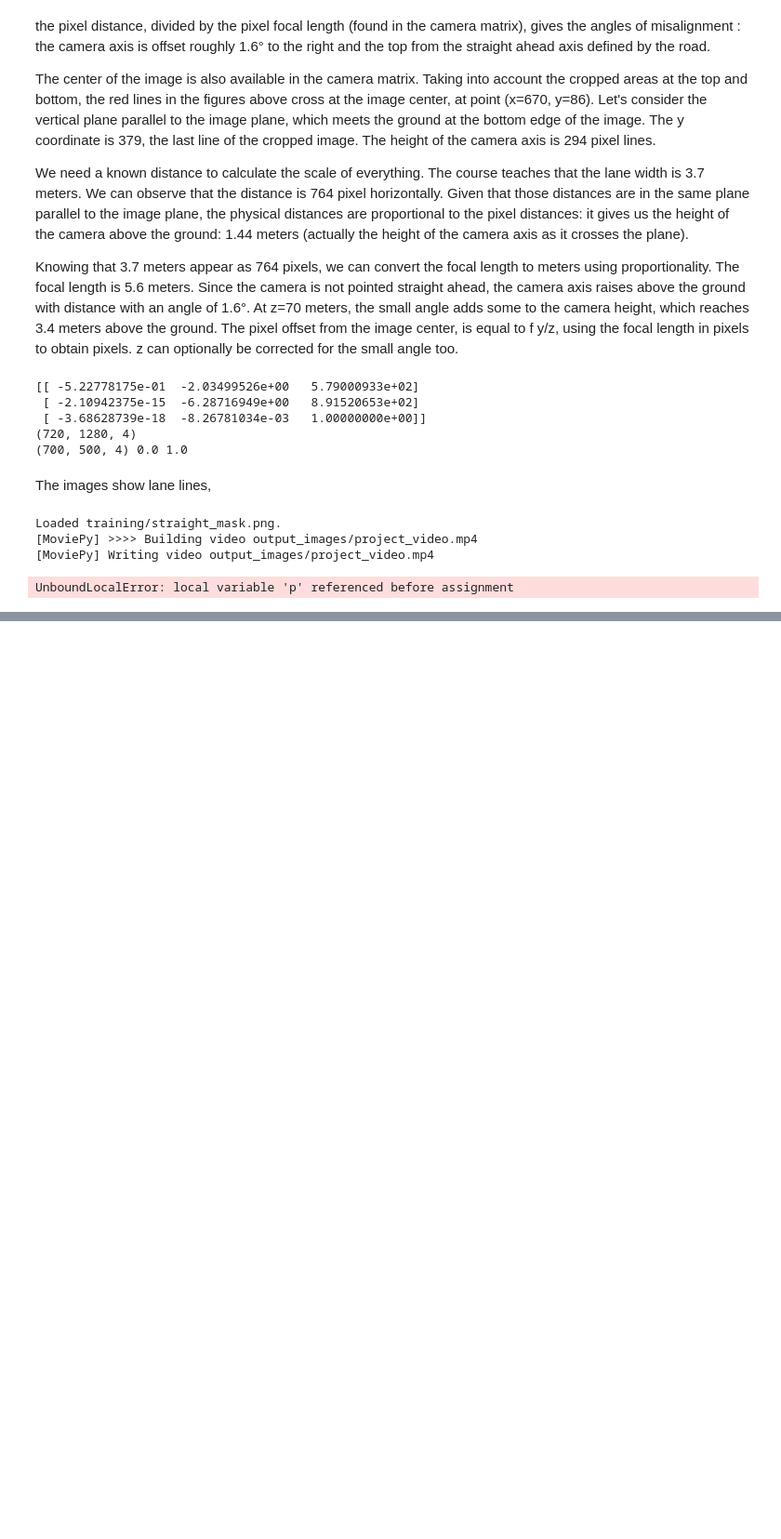
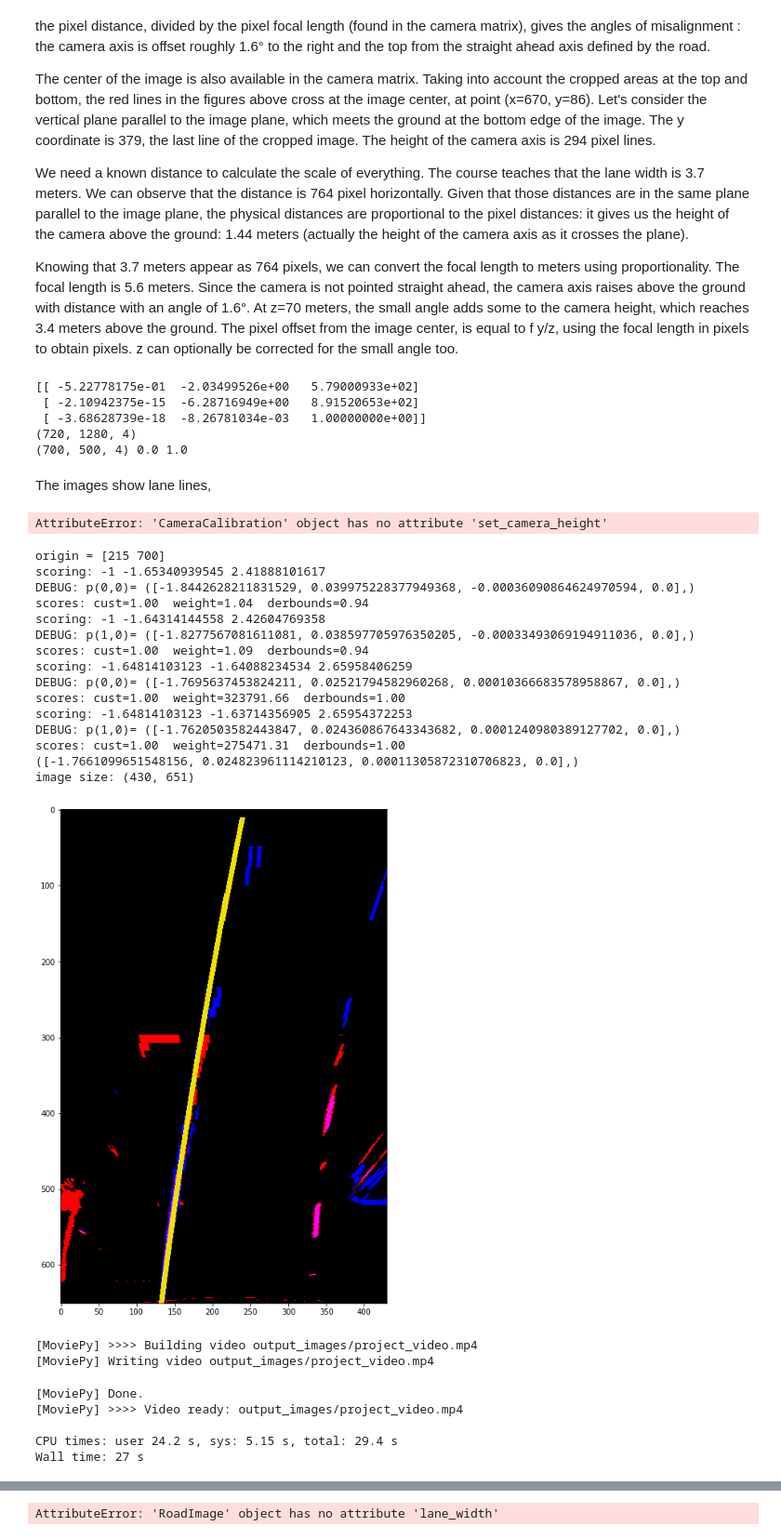
Before and after one commit to lepeuvedic/CarND-Advanced-Lane-Lines, a Jupyter notebook: code.ipynb, the cells around one changed output, grey strips where cells are left out. Shown: that part at 93% size. Drawn from its saved outputs; the diff is of its cells as text; code cells hidden in the pictures; blank space fills up the shorter version.

Commit message:
Working RoadImage.curves implementation.

```diff
--- a/code.ipynb
+++ b/code.ipynb
@@ -237,18 +237,48 @@ cal = CameraCalibration('camera_cal/validation.p')
 cal.set_camera_height(1.275)
 cal.set_ahead(638,418)
 
-@static_vars(counter=0, save_input=None)
+@static_vars(counter=0, img=None)
 def process_image(image):
-    img = RoadImage(image, src_cspace='RGB')
+    if process_image.img is None:
+        process_image.img = RoadImage(image, src_cspace='RGB')
+    else:
+        np.copyto(process_image.img, image)
     # Save crash image (in case of crash)
-    img.save('output_images/crash.png')
+    process_image.img.save('output_images/crash.jpg', format='jpg')
     # Do the work
     process_image.counter += 1
-    if process_image.save_input and \
-       process_image.save_input==process_image.counter:
-        img.save('test_images/input%04d.jpg'
-                 % process_image.counter, format='jpg')
-    overlay = img.find_lines(cal, method = RoadImage.centroids)
+    overlay = process_image.img.find_lines(cal, method = RoadImage.centroids, save=True)
     overlay.save('output_images/videos/image%04d.png'
                  % process_image.counter)
-    return overlay.to_int()
+    out = overlay.to_int().copy()
+    del overlay
+    return out
+# %% [output]
+AttributeError: 'CameraCalibration' object has no attribute 'set_camera_height'
+# %%
+import matplotlib.pyplot as plt
+%matplotlib inline
+image = RoadImage(filename='test_images/test6.jpg')
+image = process_image(image)
+print('image size:',image.get_size())
+image=image.to_float()
+image.lines.draw(('right','current'),image, origin=(215,700), scale=(.02,.1))
+f, ax1 = plt.subplots(1,1, figsize=(20,12))
+image.show(ax1)
+# %% [output]
+origin = [215 700]
+scoring: -1 -1.65340939545 2.41888101617
+DEBUG: p(0,0)= ([-1.8442628211831529, 0.039975228377949368, -0.00036090864624970594, 0.0],)
+scores: cust=1.00  weight=1.04  derbounds=0.94
+scoring: -1 -1.64314144558 2.42604769358
+DEBUG: p(1,0)= ([-1.8277567081611081, 0.038597705976350205, -0.00033493069194911036, 0.0],)
+scores: cust=1.00  weight=1.09  derbounds=0.94
+scoring: -1.64814103123 -1.64088234534 2.65958406259
+DEBUG: p(0,0)= ([-1.7695637453824211, 0.02521794582960268, 0.00010366683578958867, 0.0],)
+scores: cust=1.00  weight=323791.66  derbounds=1.00
+scoring: -1.64814103123 -1.63714356905 2.65954372253
+DEBUG: p(1,0)= ([-1.7620503582443847, 0.024360867643343682, 0.0001240980389127702, 0.0],)
+scores: cust=1.00  weight=275471.31  derbounds=1.00
+([-1.7661099651548156, 0.024823961114210123, 0.00011305872310706823, 0.0],)
+image size: (430, 651)
+[figure, added]
@@ -257,21 +371,27 @@ def process_image(image):
 from moviepy.editor import VideoFileClip
 from IPython.display import HTML
 
+process_image.counter=0
 file = 'project_video.mp4'
+#file = 'challenge_video.mp4'
 output = 'output_images/'+file
 ## To speed up the testing process you may want to try your pipeline on a shorter subclip of the video
 ## To do so add .subclip(start_second,end_second) to the end of the line below
 ## Where start_second and end_second are integer values representing the start and end of the subclip
 ## You may also uncomment the following line for a subclip of the first 5 seconds
-#clip1 = VideoFileClip(file).subclip(0,5)
-clip1 = VideoFileClip(file)
+clip1 = VideoFileClip(file).subclip(37,42)
+#clip1 = VideoFileClip(file).subclip(20,25)
+#clip1 = VideoFileClip(file)
 clip = clip1.fl_image(process_image) #NOTE: this function expects color images!!
 %time clip.write_videofile(output, audio=False)
 # %% [output]
-Loaded training/straight_mask.png.
 [MoviePy] >>>> Building video output_images/project_video.mp4
 [MoviePy] Writing video output_images/project_video.mp4
-UnboundLocalError: local variable 'p' referenced before assignment
+[MoviePy] Done.
+[MoviePy] >>>> Video ready: output_images/project_video.mp4
+
+CPU times: user 24.2 s, sys: 5.15 s, total: 29.4 s
+Wall time: 27 s
 # %%
 HTML("""
 <video width="960" height="540" controls>
@@ -280,3 +400,7 @@ HTML("""
 """.format(output))
 # %% [output]
 [interactive output not drawn]
+# %%
+print(process_image.img.lane_width)
+# %% [output]
+AttributeError: 'RoadImage' object has no attribute 'lane_width'
```
Also changed, not shown: parts of 1 cell of this notebook, 15 other files.
